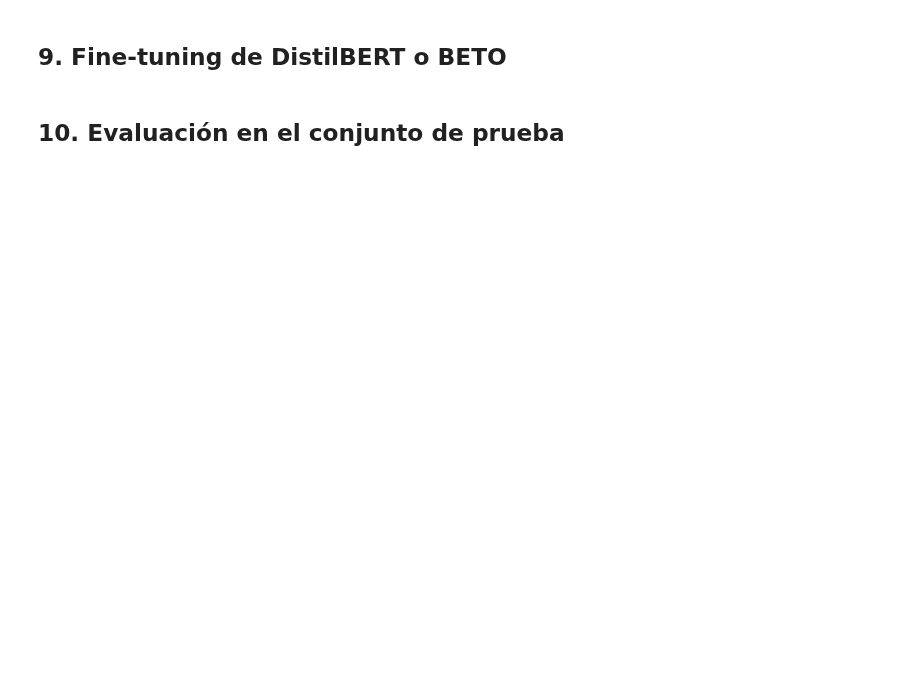
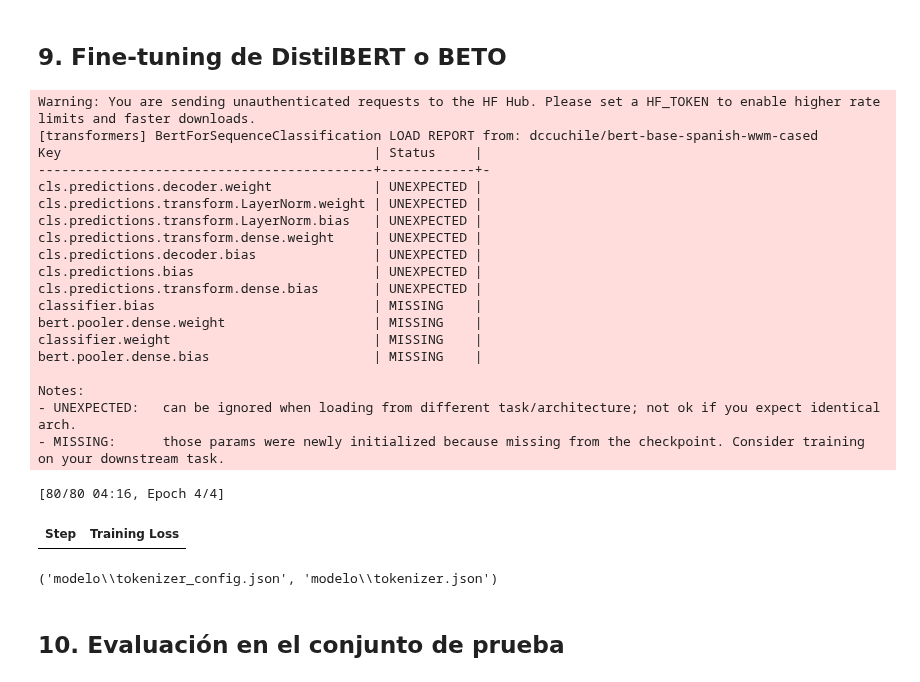
Before and after one commit to d2cml-ai/Data-Science-Python, a Jupyter notebook: tarea_1/02_clasificacion.ipynb, the cells around one changed output. Saved outputs shown, nothing was run; the diff lists cells and outputs as text; code cells hidden in the pictures; blank space fills up the shorter version.

```diff
--- a/tarea_1/02_clasificacion.ipynb
+++ b/tarea_1/02_clasificacion.ipynb
@@ -262,2 +324,70 @@ Sin entrenar nada: ¿cuánto acierta un modelo que nunca vio nuestros datos? Es
+# %%
+import numpy as np
+from datasets import Dataset
+from transformers import (AutoModelForSequenceClassification, AutoTokenizer,
+                          Trainer, TrainingArguments, set_seed)
+
+set_seed(42)
+modelo_base = "dccuchile/bert-base-spanish-wwm-cased"   # BETO
+etiquetas = categorias_validas
+id_de = {e: i for i, e in enumerate(etiquetas)}
+
+tokenizador = AutoTokenizer.from_pretrained(modelo_base)
+
+
+def preparar(tabla):
+    ds = Dataset.from_dict({"text": tabla["titular"].tolist(),
+                            "label": [id_de[e] for e in tabla["etiqueta_llm"]]})
+    return ds.map(lambda lote: tokenizador(lote["text"], truncation=True,
+                                           max_length=64, padding="max_length"),
+                  batched=True)
+
+
+ds_entrenamiento = preparar(entrenamiento)
+ds_prueba = preparar(prueba)
+
+modelo = AutoModelForSequenceClassification.from_pretrained(
+    modelo_base, num_labels=len(etiquetas),
+    id2label=dict(enumerate(etiquetas)), label2id=id_de,
+)
+
+argumentos = TrainingArguments(
+    output_dir="modelo_tmp",
+    num_train_epochs=4,
+    per_device_train_batch_size=16,
+    learning_rate=3e-5,
+    weight_decay=0.01,
+    save_strategy="no",
+    report_to="none",
+    seed=42,
+)
+trainer = Trainer(model=modelo, args=argumentos, train_dataset=ds_entrenamiento)
+trainer.train()
+
+trainer.save_model("modelo")
+tokenizador.save_pretrained("modelo")
+# %% [output]
+Warning: You are sending unauthenticated requests to the HF Hub. Please set a HF_TOKEN to enable higher rate limits and faster downloads.
+[transformers] BertForSequenceClassification LOAD REPORT from: dccuchile/bert-base-spanish-wwm-cased
+Key                                        | Status     |
+-------------------------------------------+------------+-
+cls.predictions.decoder.weight             | UNEXPECTED |
+cls.predictions.transform.LayerNorm.weight | UNEXPECTED |
+cls.predictions.transform.LayerNorm.bias   | UNEXPECTED |
+cls.predictions.transform.dense.weight     | UNEXPECTED |
+cls.predictions.decoder.bias               | UNEXPECTED |
+cls.predictions.bias                       | UNEXPECTED |
+cls.predictions.transform.dense.bias       | UNEXPECTED |
+classifier.bias                            | MISSING    |
+bert.pooler.dense.weight                   | MISSING    |
+classifier.weight                          | MISSING    |
+bert.pooler.dense.bias                     | MISSING    |
+
+Notes:
+- UNEXPECTED:   can be ignored when loading from different task/architecture; not ok if you expect identical arch.
+- MISSING:      those params were newly initialized because missing from the checkpoint. Consider training on your downstream task.
+[80/80 04:16, Epoch 4/4]
+| Step | Training Loss |
+('modelo\\tokenizer_config.json', 'modelo\\tokenizer.json')
 # %% [markdown]
 ## 10. Evaluación en el conjunto de prueba
```
Also changed, not shown: parts of 14 cells of this notebook, 7 other files.
